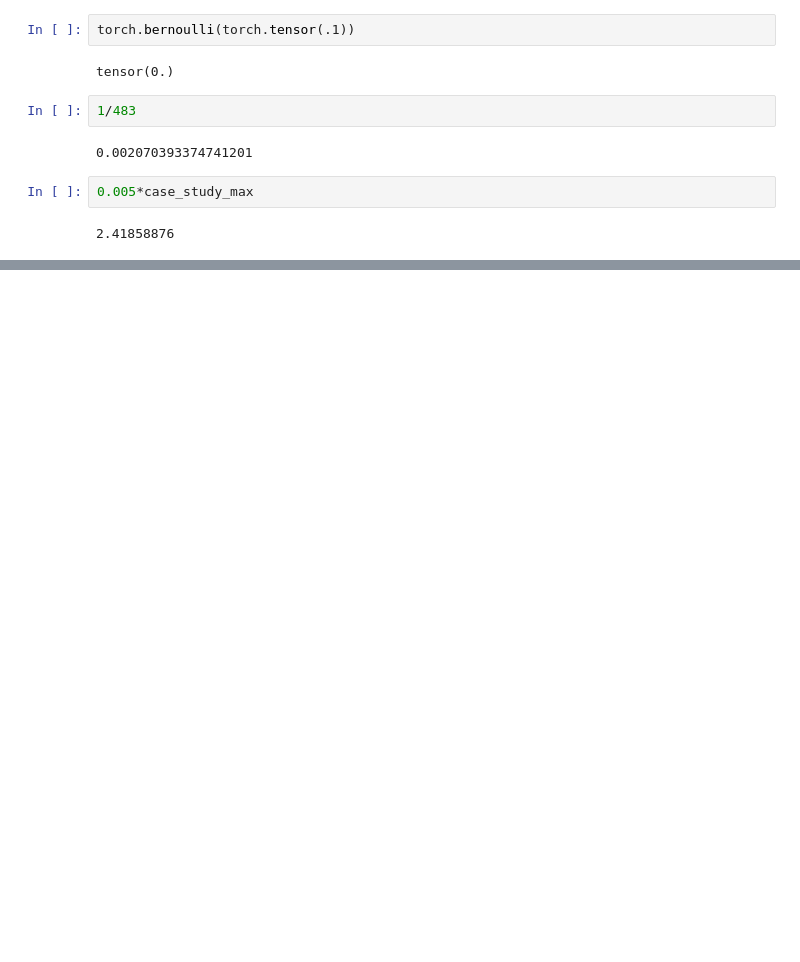
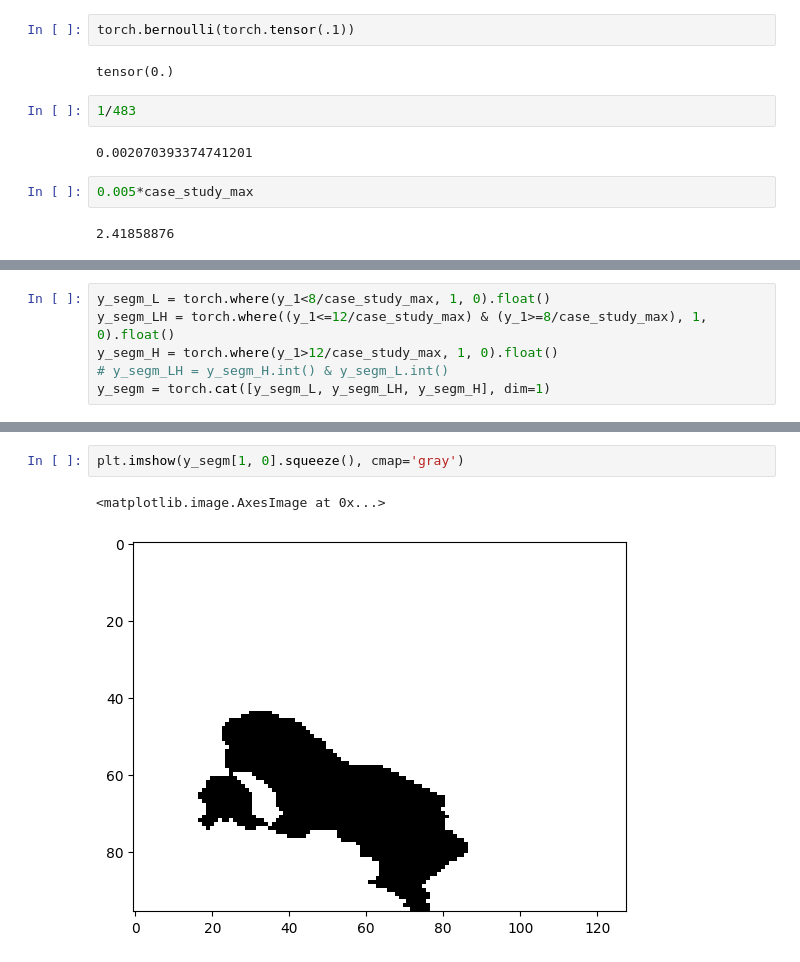
Before and after one commit to simone7monaco/rainfall-prediction, a Jupyter notebook: notebooks/test_model.ipynb, the cells around one changed output, grey strips where cells are left out. Saved outputs shown, nothing was run; the diff lists cells and outputs as text; blank space fills up the shorter version.

```diff
--- a/notebooks/test_model.ipynb
+++ b/notebooks/test_model.ipynb
@@ -212,0 +233,6 @@ tensor(0.)
+# %%
+y_segm_L = torch.where(y_1<8/case_study_max, 1, 0).float()
+y_segm_LH = torch.where((y_1<=12/case_study_max) & (y_1>=8/case_study_max), 1, 0).float()
+y_segm_H = torch.where(y_1>12/case_study_max, 1, 0).float()
+# y_segm_LH = y_segm_H.int() & y_segm_L.int()
+y_segm = torch.cat([y_segm_L, y_segm_LH, y_segm_H], dim=1)
@@ -212,0 +244,5 @@ tensor(0.)
+# %%
+plt.imshow(y_segm[1, 0].squeeze(), cmap='gray')
+# %% [output]
+<matplotlib.image.AxesImage at 0x...>
+[figure, added]
```
Also changed, not shown: parts of 11 cells of this notebook.
